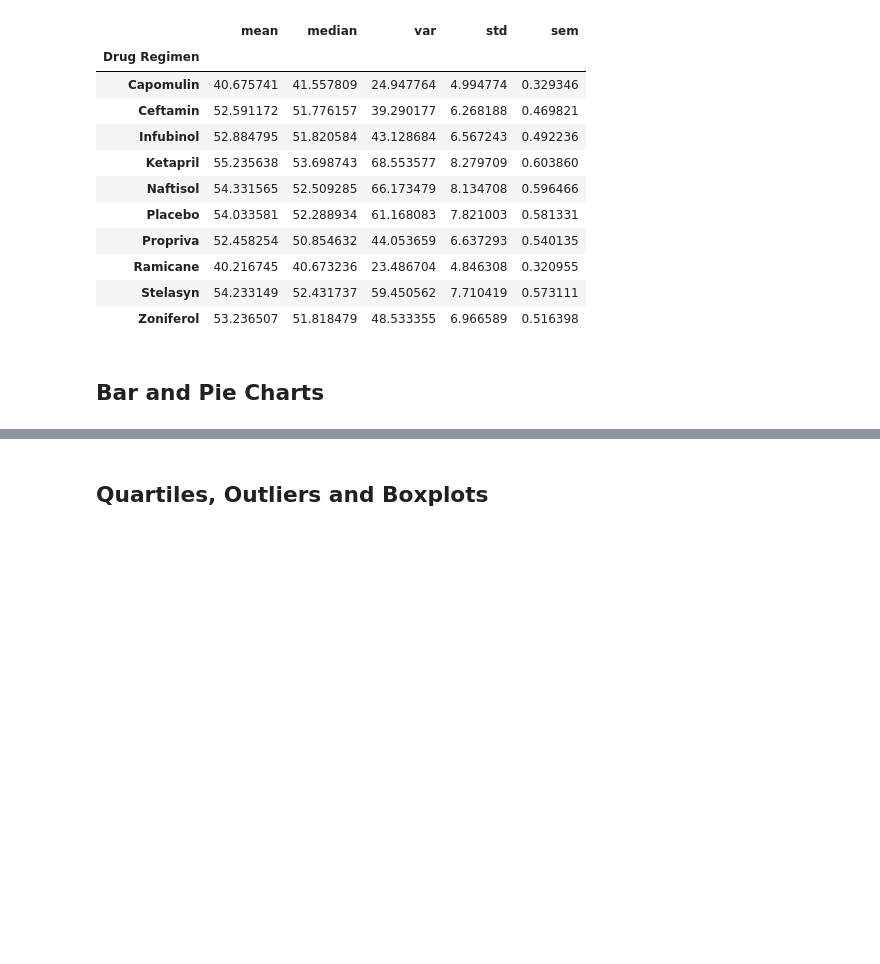
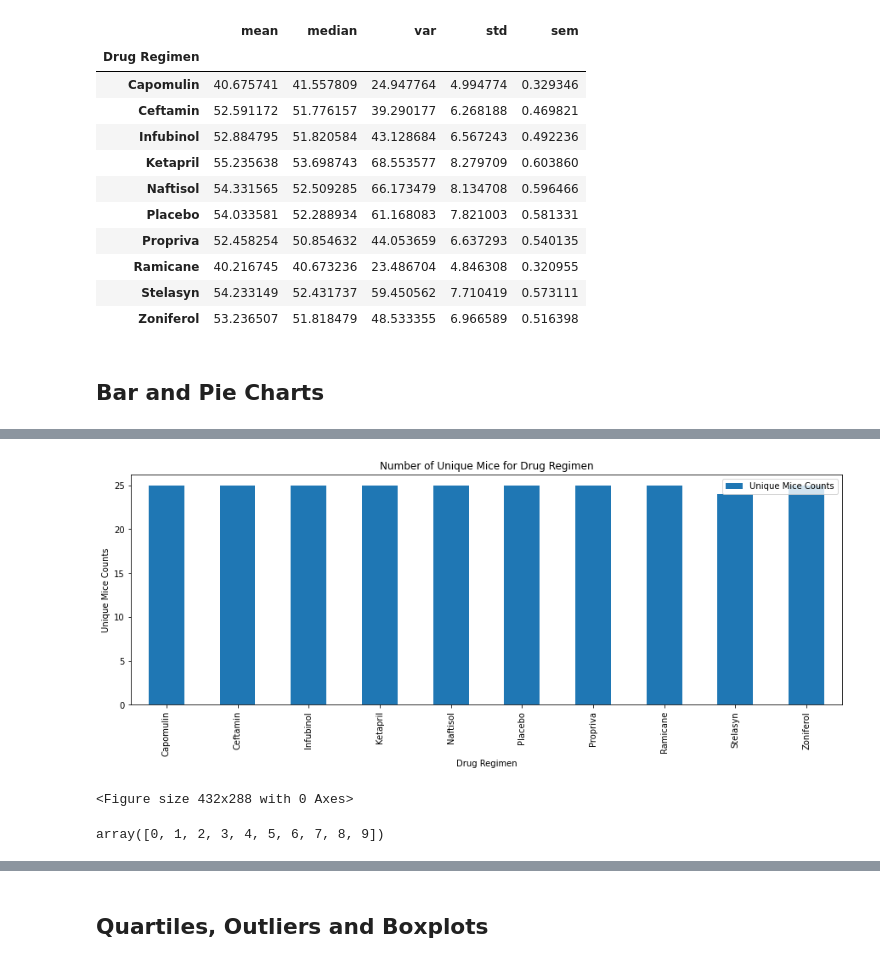
Before and after one commit to yuyhong23/matplotlib_the_power_of_plots, a Jupyter notebook: Pymaceuticals/pymaceuticals_starter-Copy1.ipynb, the cells around one changed output, grey strips where cells are left out. Saved outputs shown, nothing was run; the diff lists cells and outputs as text; code cells hidden in the pictures; blank space fills up the shorter version.

Commit message:
Setting up the Bar charts.

```diff
--- a/Pymaceuticals/pymaceuticals_starter-Copy1.ipynb
+++ b/Pymaceuticals/pymaceuticals_starter-Copy1.ipynb
@@ -320,3 +321,5 @@ drug_regimen_groups_stats
 ## Bar and Pie Charts
 # %%
 # Generate a bar plot showing the total number of unique mice tested on each drug regimen using pandas.
+mice_drug_regimen_groups = clean_mouse_data.groupby("Drug Regimen")
+mice_drug_regimen_groups.head()
@@ -322,0 +344,3 @@ drug_regimen_groups_stats
+# %%
+unique_mice_drug_regimen = (mice_drug_regimen_groups.agg({"Mouse ID":"nunique"})).rename(columns={"Mouse ID":"Unique Mice Counts"})
+unique_mice_drug_regimen
@@ -323,2 +360,14 @@ drug_regimen_groups_stats
+# %%
+unique_mice_drug_regimen.plot(kind="bar", figsize=(15,5), title="Number of Unique Mice for Drug Regimen")
+plt.ylabel("Unique Mice Counts")
+plt.show()
+plt.tight_layout()
+# %% [output]
+[figure, added]
+<Figure size 432x288 with 0 Axes>
 # %%
 # Generate a bar plot showing the total number of unique mice tested on each drug regimen using pyplot.
+x_axis = np.arange(len(unique_mice_drug_regimen))
+x_axis
+# %% [output]
+array([0, 1, 2, 3, 4, 5, 6, 7, 8, 9])
```
Also changed, not shown: parts of 8 cells of this notebook.
